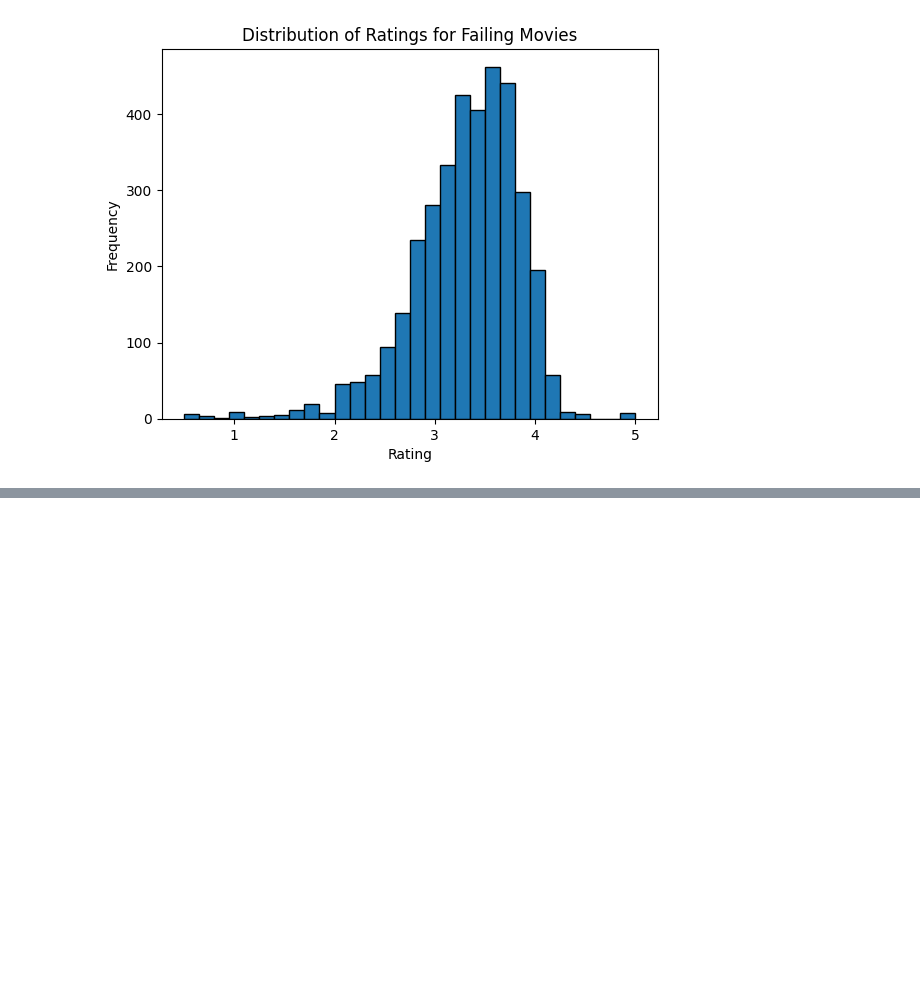
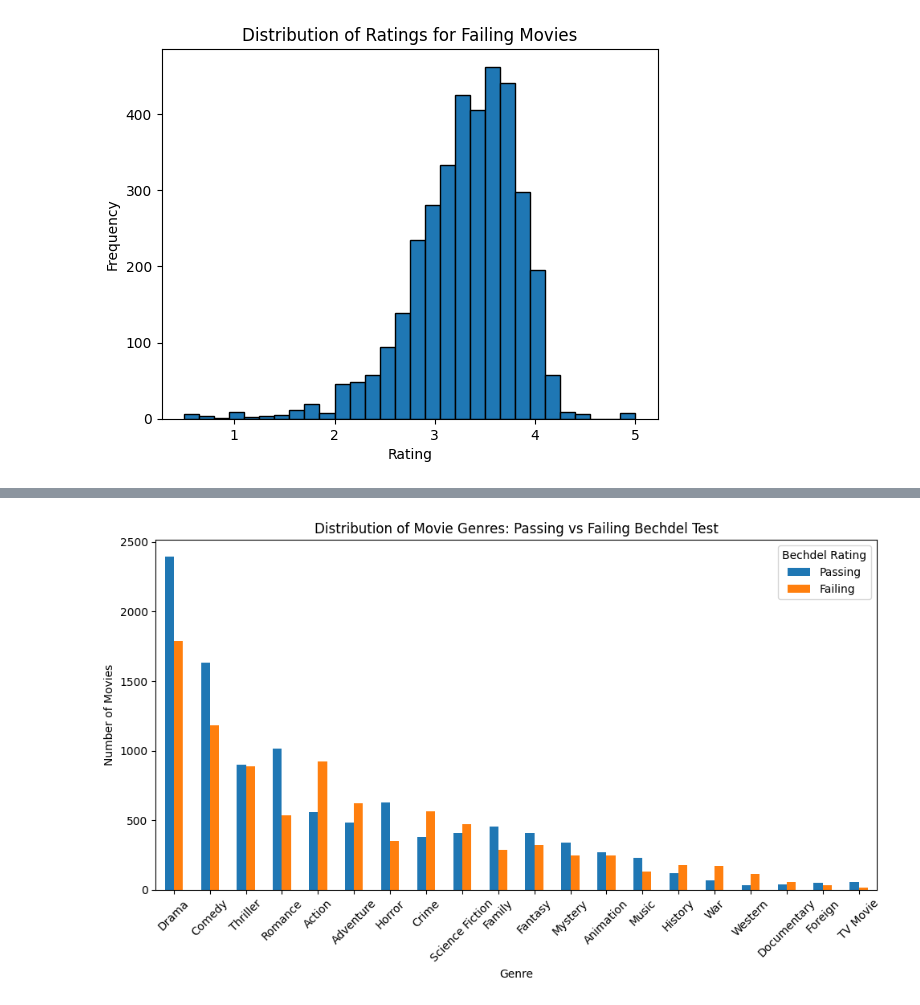
Before and after one commit to hahnspena102/movie-bechdel-test-classifier, a Jupyter notebook: ish_eda.ipynb, the cells around one changed output, grey strips where cells are left out. Drawn from its saved outputs; the diff is of its cells as text; code cells hidden in the pictures; blank space fills up the shorter version.

Commit message:
genres

```diff
--- a/ish_eda.ipynb
+++ b/ish_eda.ipynb
@@ -79,0 +77,38 @@ plt.show()
+# %%
+genres_df = pd.read_parquet('./datasets/genres.parquet')
+
+genres_df["imdb_id"] = genres_df["imdb_id"].astype(str).str.replace("^tt", "", regex=True).str.strip()
+
+df['imdb_id'] = df['imdb_id'].astype(str)
+genres_df['imdb_id'] = genres_df['imdb_id'].astype(str).str.zfill(7)
+
+movies_w_genres = genres_df.merge(df[["imdb_id", "bechdel_rating"]], on="imdb_id", how="left")
+#print(movies_w_genres.head(50))
+# %%
+passing_movies_genres = movies_w_genres[movies_w_genres['bechdel_rating'] >= 3]
+failing_movies_genres = movies_w_genres[movies_w_genres['bechdel_rating'] < 3]
+
+
+passing_counts = passing_movies_genres['genre'].value_counts()
+failing_counts = failing_movies_genres['genre'].value_counts()
+
+
+genre_df = pd.DataFrame({
+    'Passing': passing_counts,
+    'Failing': failing_counts
+})
+
+genre_df = genre_df.loc[genre_df.sum(axis=1).sort_values(ascending=False).index]
+
+
+genre_df.plot(kind='bar', figsize=(10, 6))
+
+plt.title('Distribution of Movie Genres: Passing vs Failing Bechdel Test')
+plt.xlabel('Genre')
+plt.ylabel('Number of Movies')
+plt.xticks(rotation=45)
+plt.legend(title='Bechdel Rating')
+plt.tight_layout()
+plt.show()
+# %% [output]
+[figure, added]
```
Also changed, not shown: parts of 2 cells of this notebook.
